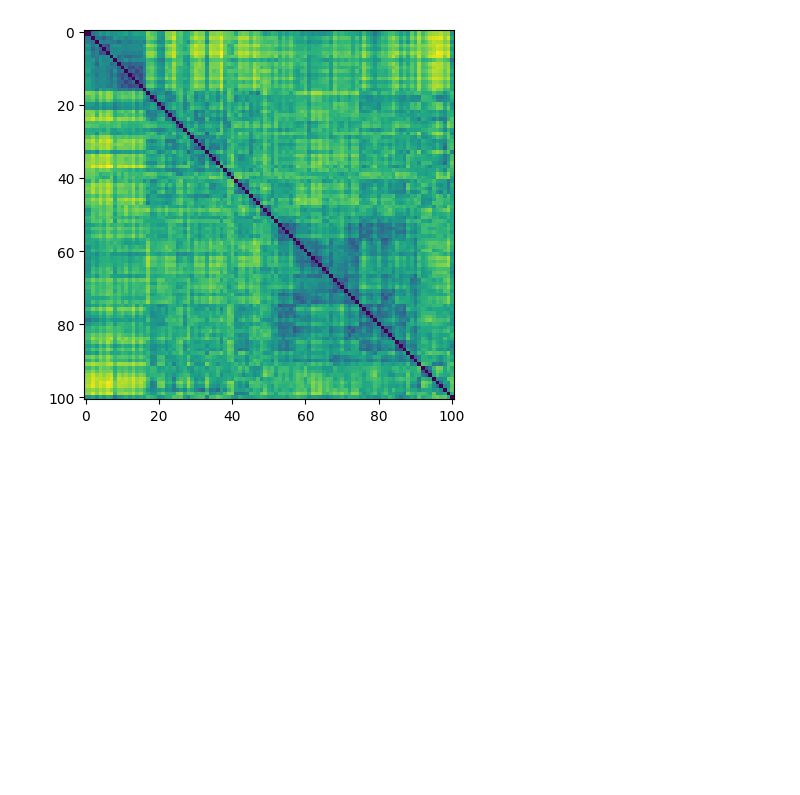
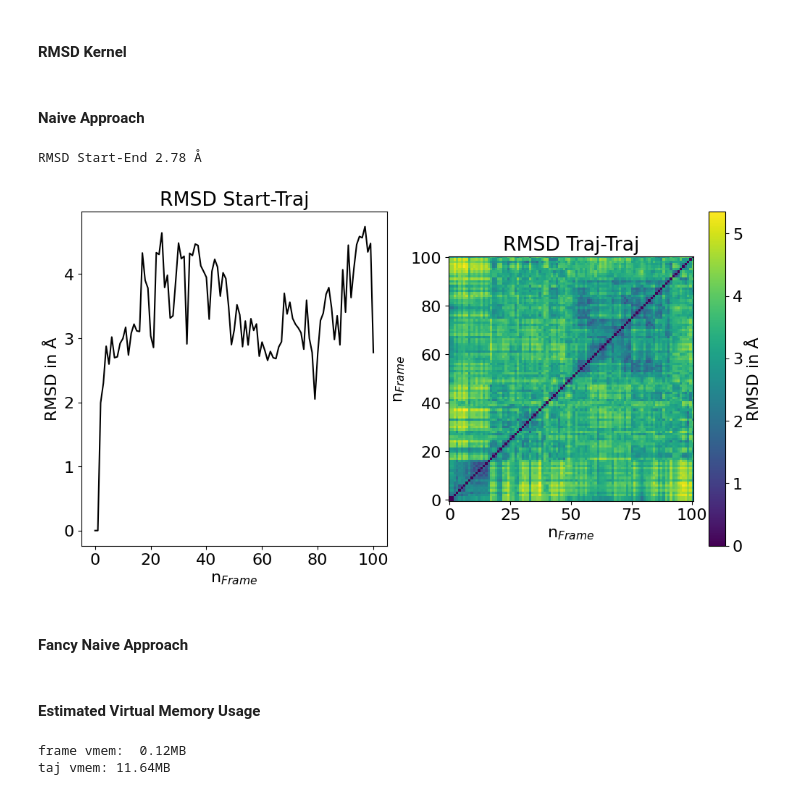
Before and after one commit to MolarVerse/PQAnalysis, a Jupyter notebook: examples/rmsd/rmsd.ipynb, the cells around one changed output. Saved outputs shown, nothing was run; the diff lists cells and outputs as text; code cells hidden in the pictures; blank space fills up the shorter version.

Commit message:
example: enhanced rmsd.ipynb example

```diff
--- a/examples/rmsd/rmsd.ipynb
+++ b/examples/rmsd/rmsd.ipynb
@@ -54,5 +1,2 @@ plt.show()
-# %%
-plt.imshow(rmsd_2d)
-plt.show()
-# %% [output]
-[figure, removed]
+# %% [markdown]
+#### RMSD Kernel
@@ -58,0 +14,52 @@ plt.show()
+# %% [markdown]
+#### Naive Approach
+# %%
+from PQAnalysis.io import read_trajectory
+
+def rmsd_naive(filename_i, filename_j = None):
+    traj_i = read_trajectory(filename_i)
+    if filename_j is None or filename_i == filename_j:
+        traj_j = traj_i
+    else:
+        traj_j = read_trajectory(filename_j)
+
+    rmsd = np.zeros((len(traj_i), len(traj_j)))
+
+    for i, frame_i in enumerate(traj_i):
+        for j, frame_j in enumerate(traj_j):
+            rmsd[i, j] = _rmsd(frame_i.pos, frame_j.pos, frame_i.cell)
+
+    return rmsd.squeeze()
+
+rmsd_scalar = rmsd_naive("start_frame.xyz", "end_frame.xyz")
+rmsd_1d = rmsd_naive("start_frame.xyz", "traj.xyz")
+rmsd_2d = rmsd_naive("traj.xyz", "traj.xyz")
+# %%
+import matplotlib.pyplot as plt
+
+print(f"RMSD Start-End {rmsd_scalar:.2f} Å")
+
+# increase font size of plots
+plt.rcParams.update({'font.size': 16})
+
+#plot 1d and 2d RMSD next to each other
+fig, ax = plt.subplots(1, 2, figsize=(12, 6))
+ax[0].plot(rmsd_1d, color="black")
+ax[0].set_title("RMSD Start-Traj")
+ax[0].set_xlabel("n$_{Frame}$")
+ax[0].set_ylabel("RMSD in Å")
+
+ax[1].imshow(rmsd_2d, cmap="viridis", origin="lower")
+ax[1].set_title("RMSD Traj-Traj")
+ax[1].set_xlabel("n$_{Frame}$")
+ax[1].set_ylabel("n$_{Frame}$")
+
+# add colorbar
+cbar = plt.colorbar(ax[1].imshow(rmsd_2d, cmap="viridis", origin="lower"), ax=ax[1])
+# add label to colorbar
+cbar.set_label("RMSD in Å")
+# %% [output]
+RMSD Start-End 2.78 Å
+[figure, added]
+# %% [markdown]
+#### Fancy Naive Approach
@@ -58,0 +85,15 @@ plt.show()
+# %% [markdown]
+#### Estimated Virtual Memory Usage
+# %%
+from PQAnalysis.io import TrajectoryReader
+
+reader = TrajectoryReader("traj.xyz")
+
+frame_vmem = reader.estimate_vmem_of_frame()
+traj_vmem = reader.estimate_vmem_of_traj()
+
+print(f"frame vmem: {frame_vmem:5.2f}MB")
+print(f"taj vmem: {traj_vmem:5.2f}MB")
+# %% [output]
+frame vmem:  0.12MB
+taj vmem: 11.64MB
```
Also changed, not shown: parts of 10 cells of this notebook.
